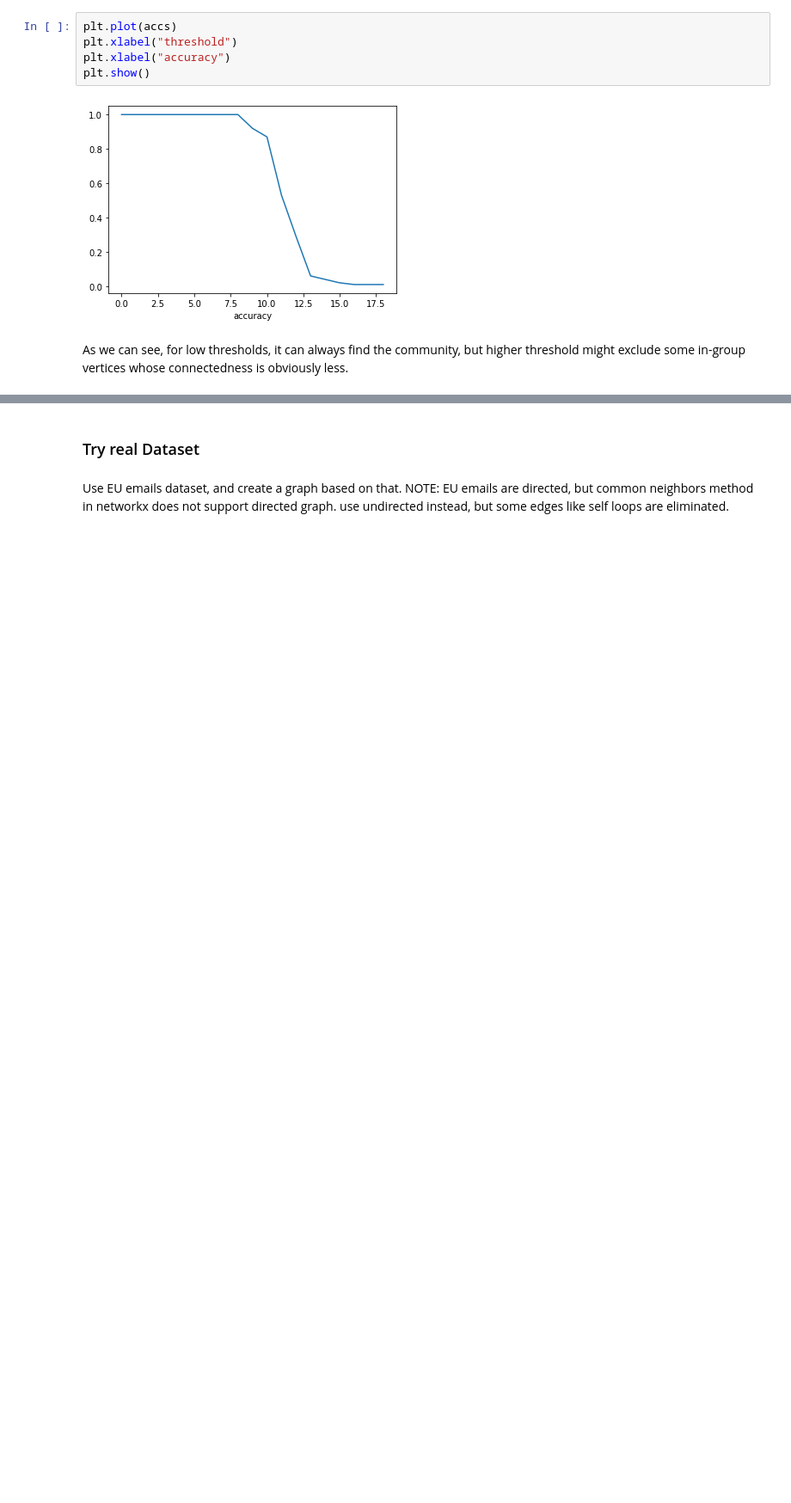
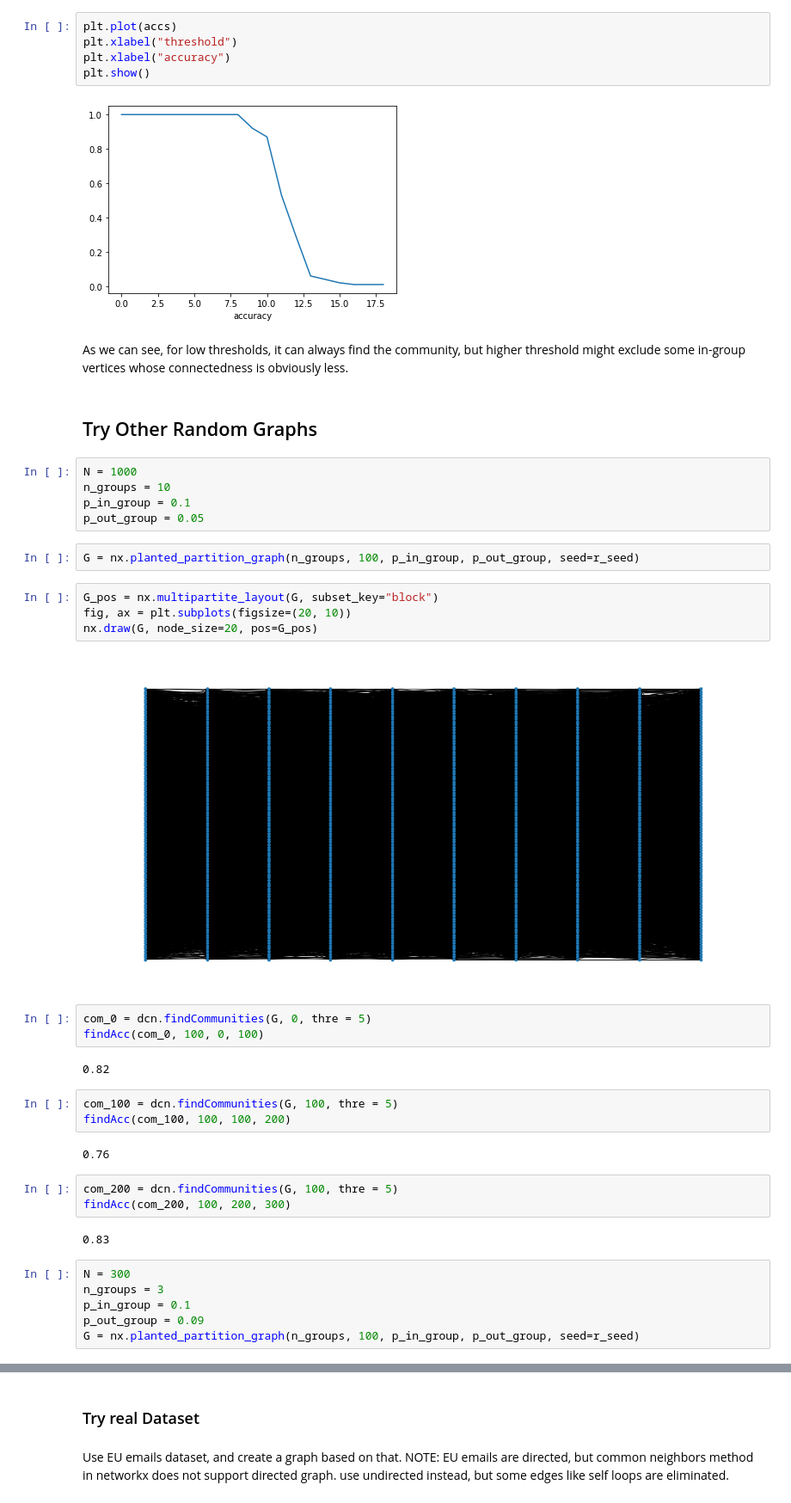
Before and after one commit to hblyx/DSC180_P1_Tom, a Jupyter notebook: common_neighbors_realdataset.ipynb, the cells around one changed output, grey strips where cells are left out. Shown: that part at 86% size. Cells and saved outputs as stored; diff of their text form; blank space fills up the shorter version.

```diff
--- a/common_neighbors_realdataset.ipynb
+++ b/common_neighbors_realdataset.ipynb
@@ -115,3 +118,39 @@ plt.show()
 [figure]
 # %% [markdown]
 As we can see, for low thresholds, it can always find the community, but higher threshold might exclude some in-group vertices whose connectedness is obviously less.
+# %% [markdown]
+## Try Other Random Graphs
+# %%
+N = 1000
+n_groups = 10
+p_in_group = 0.1
+p_out_group = 0.05
+# %%
+G = nx.planted_partition_graph(n_groups, 100, p_in_group, p_out_group, seed=r_seed)
+# %%
+G_pos = nx.multipartite_layout(G, subset_key="block")
+fig, ax = plt.subplots(figsize=(20, 10))
+nx.draw(G, node_size=20, pos=G_pos)
+# %% [output]
+[figure, added]
+# %%
+com_0 = dcn.findCommunities(G, 0, thre = 5)
+findAcc(com_0, 100, 0, 100)
+# %% [output]
+0.82
+# %%
+com_100 = dcn.findCommunities(G, 100, thre = 5)
+findAcc(com_100, 100, 100, 200)
+# %% [output]
+0.76
+# %%
+com_200 = dcn.findCommunities(G, 100, thre = 5)
+findAcc(com_200, 100, 200, 300)
+# %% [output]
+0.83
+# %%
+N = 300
+n_groups = 3
+p_in_group = 0.1
+p_out_group = 0.09
+G = nx.planted_partition_graph(n_groups, 100, p_in_group, p_out_group, seed=r_seed)
```
Also changed, not shown: parts of 12 cells of this notebook, 1 other file.
